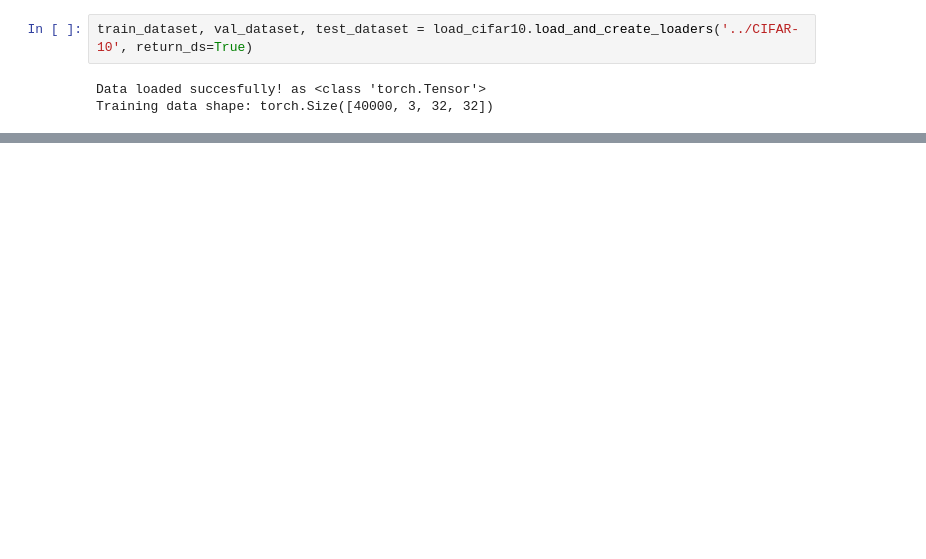
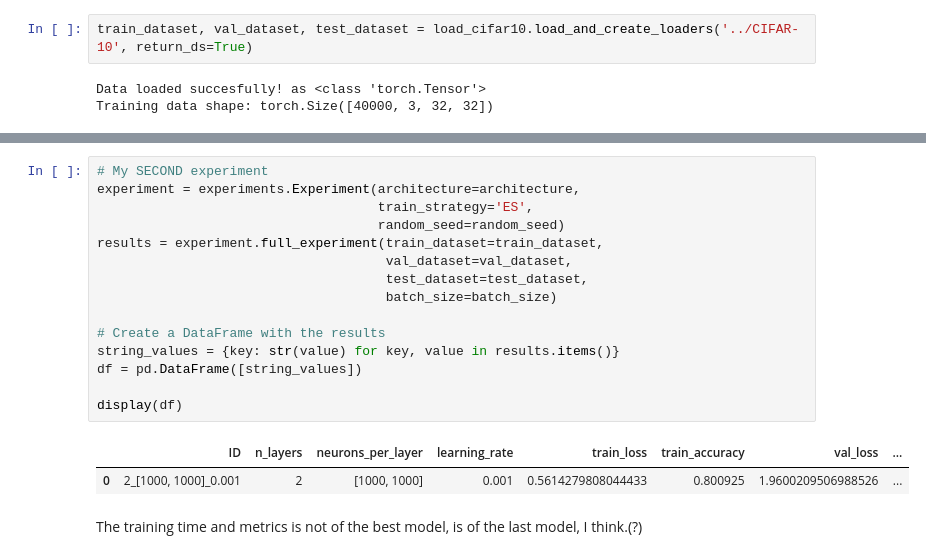
Before and after one commit to topsy-13/naiveautoml, a Jupyter notebook: python/naiveautoml/NAS/OE-Tests/experiments_test.ipynb, the cells around one changed output, grey strips where cells are left out. Saved outputs shown, nothing was run; the diff lists cells and outputs as text; blank space fills up the shorter version.

```diff
--- a/python/naiveautoml/NAS/OE-Tests/experiments_test.ipynb
+++ b/python/naiveautoml/NAS/OE-Tests/experiments_test.ipynb
@@ -115,0 +141,20 @@ TODO:
+# %%
+# My SECOND experiment
+experiment = experiments.Experiment(architecture=architecture,
+                                    train_strategy='ES',
+                                    random_seed=random_seed)
+results = experiment.full_experiment(train_dataset=train_dataset,
+                                     val_dataset=val_dataset,
+                                     test_dataset=test_dataset,
+                                     batch_size=batch_size)
+
+# Create a DataFrame with the results
+string_values = {key: str(value) for key, value in results.items()}
+df = pd.DataFrame([string_values])
+
+display(df)
+# %% [output]
+|  | ID | n_layers | neurons_per_layer | learning_rate | train_loss | train_accuracy | val_loss | ... |
+| 0 | 2_[1000, 1000]_0.001 | 2 | [1000, 1000] | 0.001 | 0.5614279808044433 | 0.800925 | 1.9600209506988526 | ... |
+# %% [markdown]
+The training time and metrics is not of the best model, is  of the last model, I think.(?)
```
Also changed, not shown: parts of 14 cells of this notebook.
